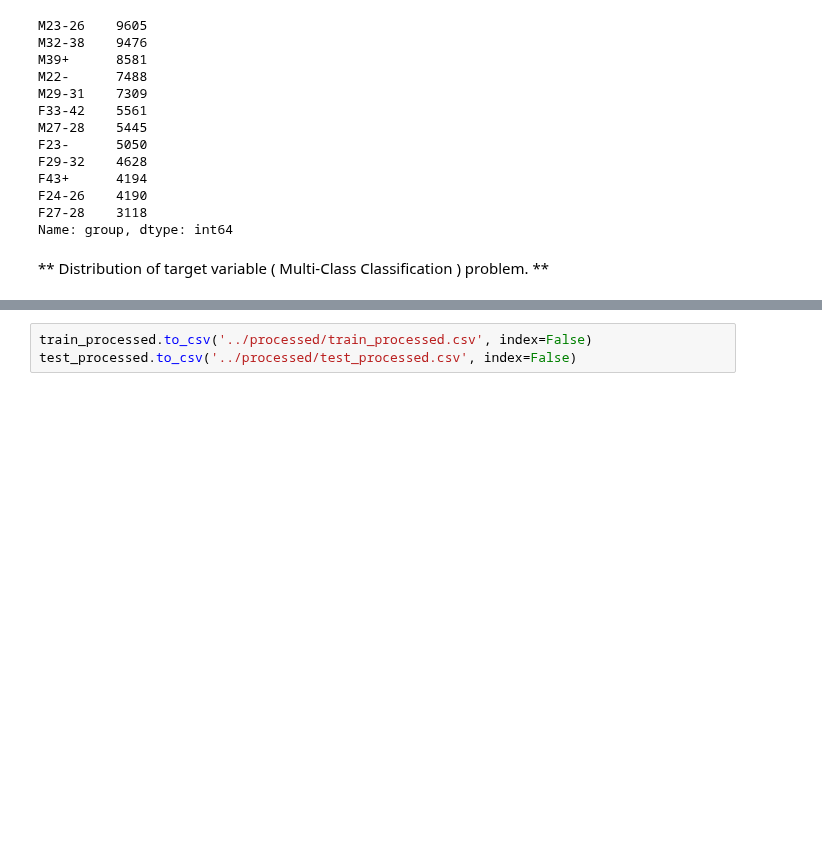
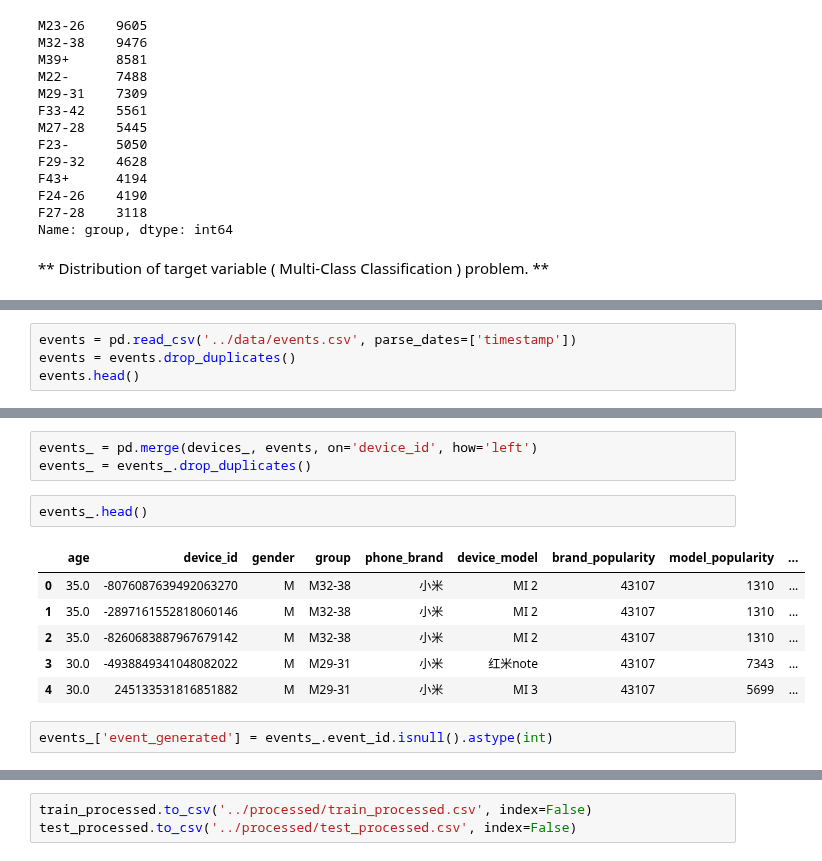
Before and after one commit to numb3r33/Applied-Data-Analysis, a Jupyter notebook: talkingdata/notebooks/TalkingData.ipynb, the cells around one changed output, grey strips where cells are left out. Drawn from its saved outputs; the diff is of its cells as text; blank space fills up the shorter version.

Commit message:
Create features related to events and run a grid search on random forest classifier.

```diff
--- a/talkingdata/notebooks/TalkingData.ipynb
+++ b/talkingdata/notebooks/TalkingData.ipynb
@@ -216,0 +168,4 @@ test_processed = data_device_merged.loc[data_device_merged.group.isnull(), valid
+# %%
+events = pd.read_csv('../data/events.csv', parse_dates=['timestamp'])
+events = events.drop_duplicates()
+events.head()
@@ -216,0 +179,14 @@ test_processed = data_device_merged.loc[data_device_merged.group.isnull(), valid
+# %%
+events_ = pd.merge(devices_, events, on='device_id', how='left')
+events_ = events_.drop_duplicates()
+# %%
+events_.head()
+# %% [output]
+|  | age | device_id | gender | group | phone_brand | device_model | brand_popularity | model_popularity | ... |
+| 0 | 35.0 | -8076087639492063270 | M | M32-38 | 小米 | MI 2 | 43107 | 1310 | ... |
+| 1 | 35.0 | -2897161552818060146 | M | M32-38 | 小米 | MI 2 | 43107 | 1310 | ... |
+| 2 | 35.0 | -8260683887967679142 | M | M32-38 | 小米 | MI 2 | 43107 | 1310 | ... |
+| 3 | 30.0 | -4938849341048082022 | M | M29-31 | 小米 | 红米note | 43107 | 7343 | ... |
+| 4 | 30.0 | 245133531816851882 | M | M29-31 | 小米 | MI 3 | 43107 | 5699 | ... |
+# %%
+events_['event_generated'] = events_.event_id.isnull().astype(int)
```
Also changed, not shown: parts of 38 cells of this notebook, 1 other file.
